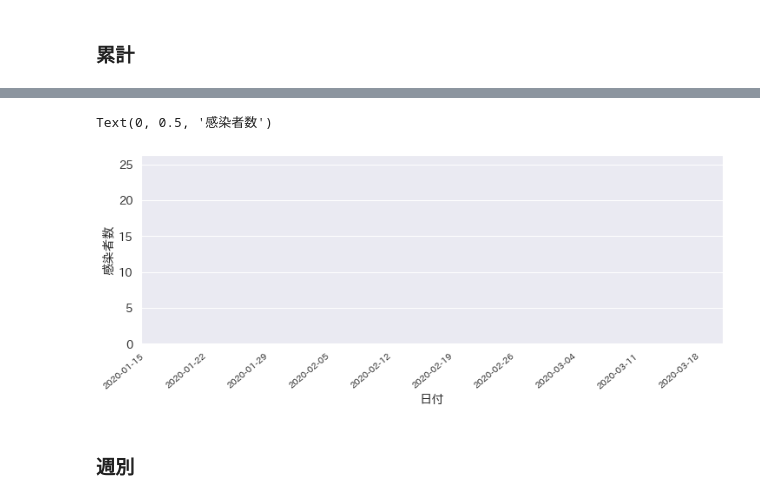
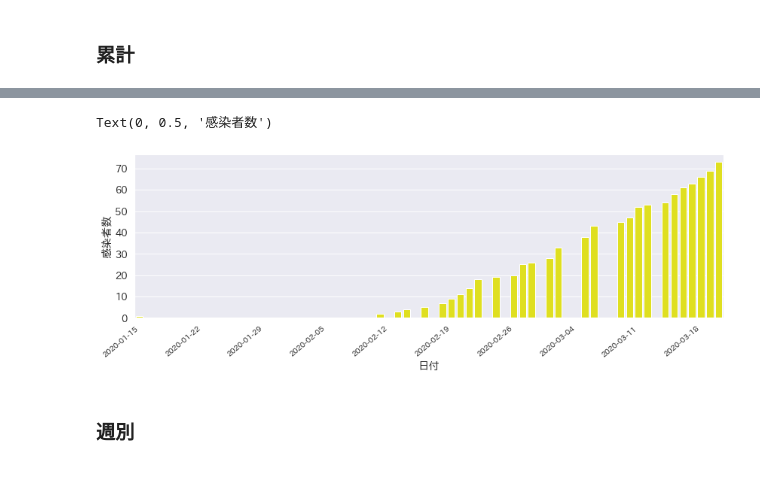
Before and after one commit to tsu-nera/hack-for-corona, a Jupyter notebook: notebooks/kanagawa-corona.ipynb, the cells around one changed output, grey strips where cells are left out. Drawn from its saved outputs; the diff is of its cells as text; code cells hidden in the pictures.

```diff
--- a/notebooks/kanagawa-corona.ipynb
+++ b/notebooks/kanagawa-corona.ipynb
@@ -49,0 +52,13 @@ patients["date"] = pd.to_datetime(patients["発病確認日"])
+# %%
+time_df.index = pd.to_datetime(patients["発病確認日"])
+time_df["date"] = pd.to_datetime(patients["発病確認日"])
+time_df["year"] = time_df.index.year
+time_df["month"] = time_df.index.month
+time_df["week_of_month"] = time_df.index.week
+time_df["year_and_wom"] = time_df.index.strftime('%Y-W%W')
+time_df["year_and_month"] = time_df.index.strftime('%Y-%m')
+
+time_df = patients.sort_values("date")
+# %%
+start_date=time_df.iloc[0]["date"]
+end_date=time_df.iloc[-1]["date"]
@@ -90,3 +99,5 @@ days = patients.groupby("発病確認日").count()
+# %%
+df_days = time_df.groupby("date").count()
 # %%
-days["date"] = pd.to_datdays.index
-days["count"] = days["id"].cumsum()
+df_days["date"] = pd.to_datetime(df_days.index)
+df_days["count"] = df_days["id"].cumsum()
@@ -114,13 +104,13 @@ days
 # %%
-fig,ax = plt.subplots(figsize=(12, 4))
+fig,ax = plt.subplots(figsize=(14, 4))
 
-ax = sns.barplot(x="date", y="count", data=days, ax=ax, color="red", order=dates)
+ax = sns.barplot(x="date", y="count", data=df_days, ax=ax, color="yellow", order=dates)
 
 ax.set_xticklabels(dates2, rotation=40, ha="right", fontsize=10)
 ax.set_xlabel('日付')
 ax.set_ylabel('感染者数')
 # %% [output]
 Text(0, 0.5, '感染者数')
-[figure, old version]
+[figure, new version]
 # %% [markdown]
 ### 週別
```
Also changed, not shown: parts of 21 cells of this notebook.
